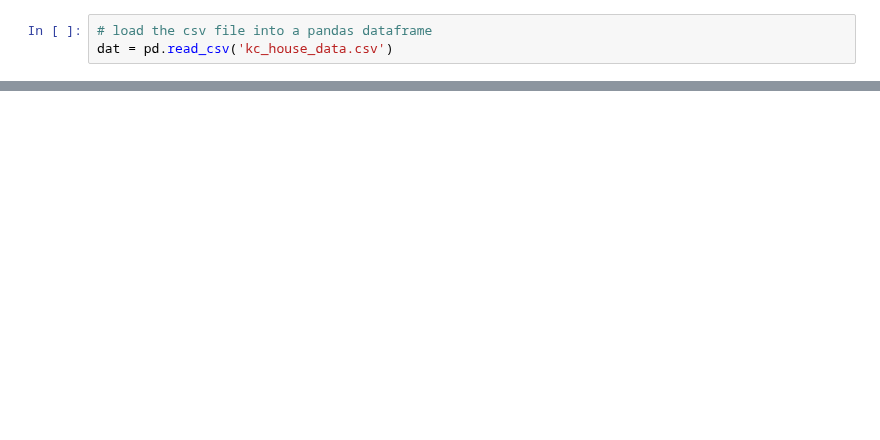
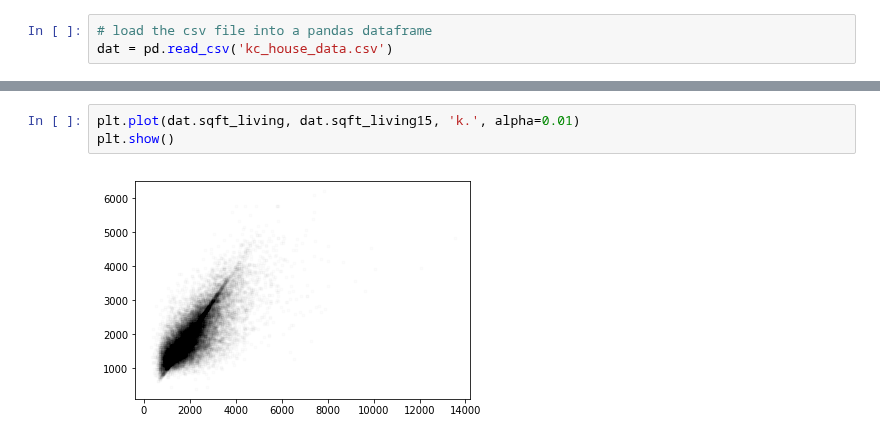
Before and after one commit to scrudgey/house-prices, a Jupyter notebook: Real estate price regression with XGBoost.ipynb, the cells around one changed output, grey strips where cells are left out. Cells and saved outputs as stored; diff of their text form; blank space fills up the shorter version.

```diff
--- a/Real estate price regression with XGBoost.ipynb
+++ b/Real estate price regression with XGBoost.ipynb
@@ -230,0 +313,5 @@ print(np.mean(target_test))
+# %%
+plt.plot(dat.sqft_living, dat.sqft_living15, 'k.', alpha=0.01)
+plt.show()
+# %% [output]
+[figure, added]
```
Also changed, not shown: parts of 57 cells of this notebook, 1 other file.
